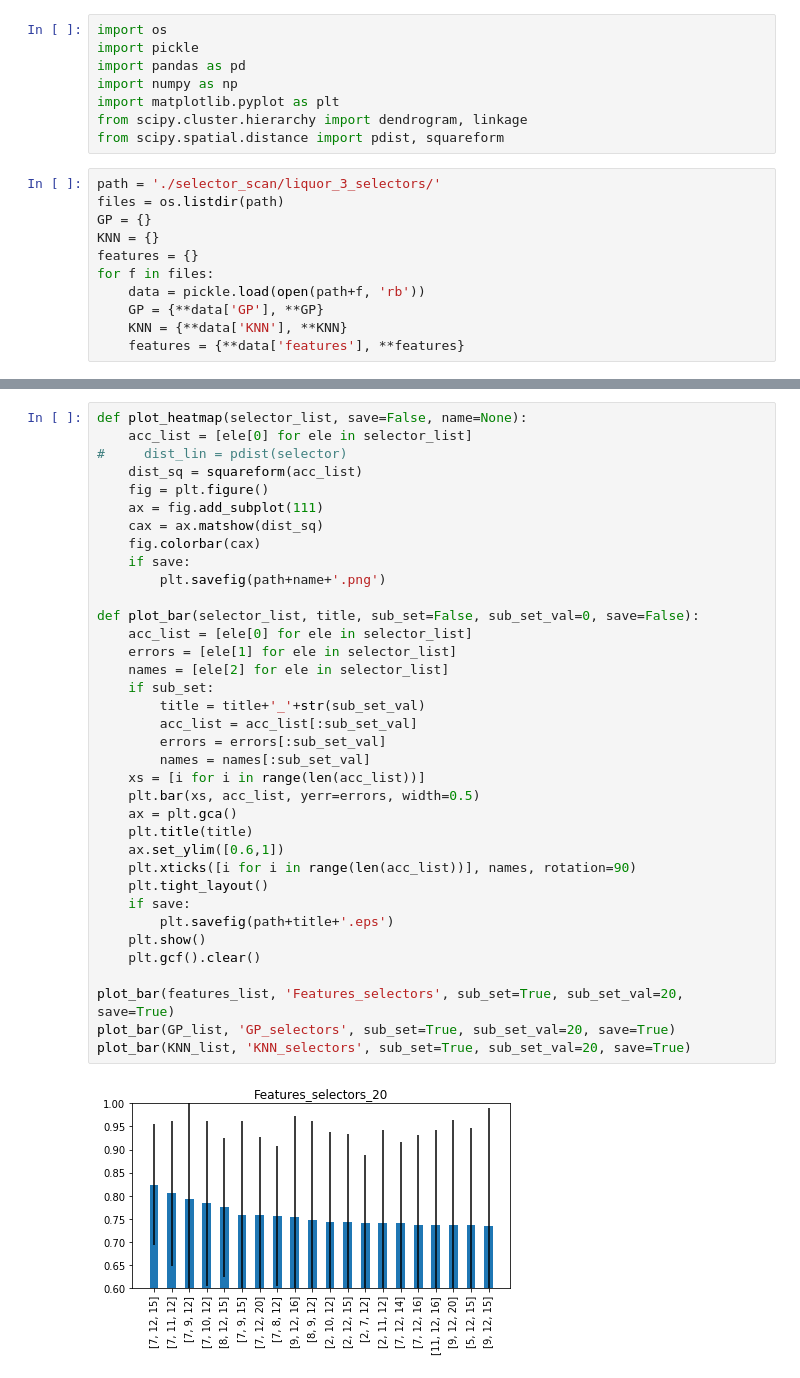
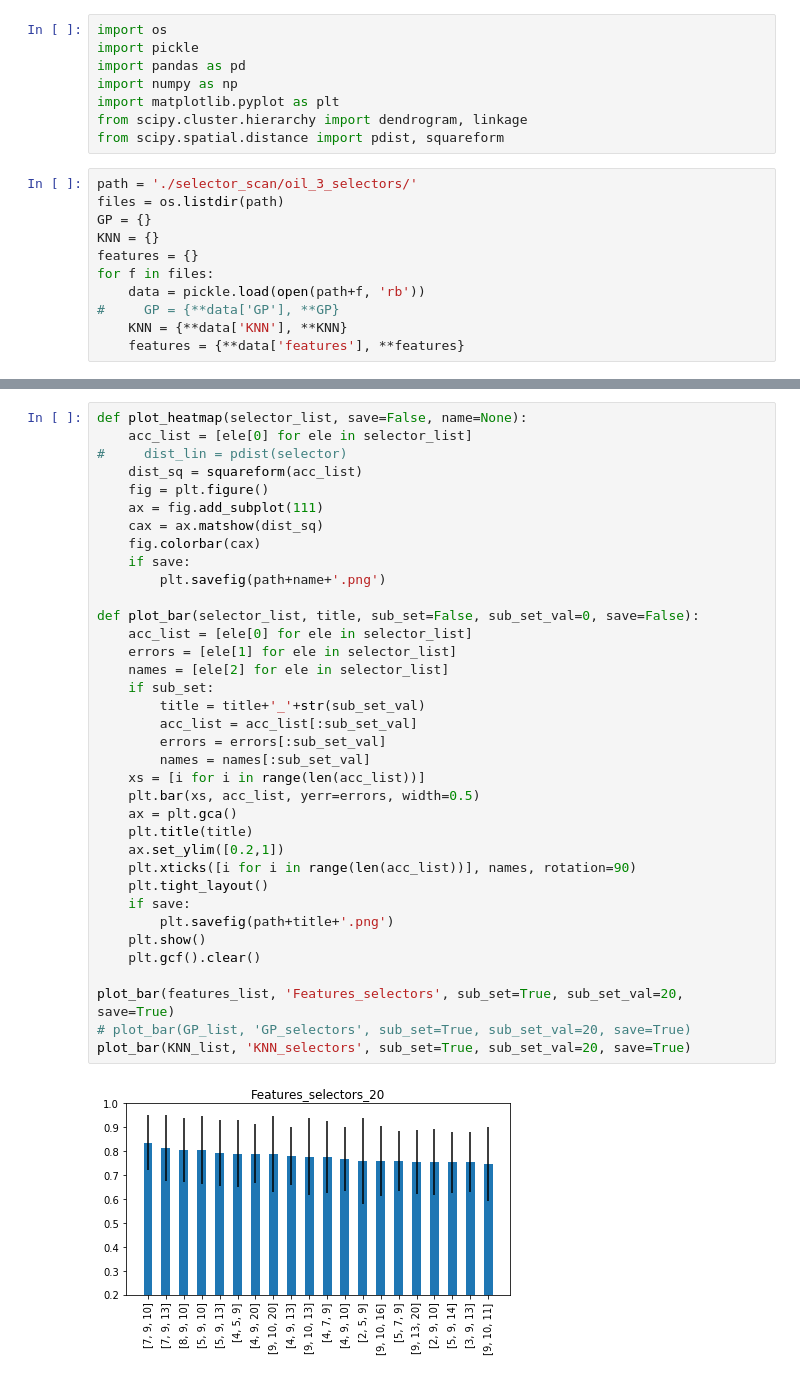
Before and after one commit to ethanev/small_molecule_sensing_and_classification, a Jupyter notebook: selector_combos_analysis.ipynb, the cells around one changed output, grey strips where cells are left out. Saved outputs shown, nothing was run; the diff lists cells and outputs as text.

```diff
--- a/selector_combos_analysis.ipynb
+++ b/selector_combos_analysis.ipynb
@@ -7,14 +7,14 @@ import matplotlib.pyplot as plt
 from scipy.cluster.hierarchy import dendrogram, linkage
 from scipy.spatial.distance import pdist, squareform
 # %%
-path = './selector_scan/liquor_3_selectors/'
+path = './selector_scan/oil_3_selectors/'
 files = os.listdir(path)
 GP = {}
 KNN = {}
 features = {}
 for f in files:
     data = pickle.load(open(path+f, 'rb'))
-    GP = {**data['GP'], **GP}
+#     GP = {**data['GP'], **GP}
     KNN = {**data['KNN'], **KNN}
     features = {**data['features'], **features}
 # %%
@@ -32,34 +39,34 @@ def plot_heatmap(selector_list, save=False, name=None):
     dist_sq = squareform(acc_list)
     fig = plt.figure()
     ax = fig.add_subplot(111)
     cax = ax.matshow(dist_sq)
     fig.colorbar(cax)
     if save:
         plt.savefig(path+name+'.png')
 
 def plot_bar(selector_list, title, sub_set=False, sub_set_val=0, save=False):
     acc_list = [ele[0] for ele in selector_list]
     errors = [ele[1] for ele in selector_list]
     names = [ele[2] for ele in selector_list]
     if sub_set:
         title = title+'_'+str(sub_set_val)
         acc_list = acc_list[:sub_set_val]
         errors = errors[:sub_set_val]
         names = names[:sub_set_val]
     xs = [i for i in range(len(acc_list))]
     plt.bar(xs, acc_list, yerr=errors, width=0.5)
     ax = plt.gca()
     plt.title(title)
-    ax.set_ylim([0.6,1])
+    ax.set_ylim([0.2,1])
     plt.xticks([i for i in range(len(acc_list))], names, rotation=90)
     plt.tight_layout()
     if save:
-        plt.savefig(path+title+'.eps')
+        plt.savefig(path+title+'.png')
     plt.show()
     plt.gcf().clear()
 
 plot_bar(features_list, 'Features_selectors', sub_set=True, sub_set_val=20, save=True)
-plot_bar(GP_list, 'GP_selectors', sub_set=True, sub_set_val=20, save=True)
+# plot_bar(GP_list, 'GP_selectors', sub_set=True, sub_set_val=20, save=True)
 plot_bar(KNN_list, 'KNN_selectors', sub_set=True, sub_set_val=20, save=True)
 # %% [output]
-[figure, old version]
+[figure, new version]
```
Also changed, not shown: parts of 6 cells of this notebook, 5 other files.
